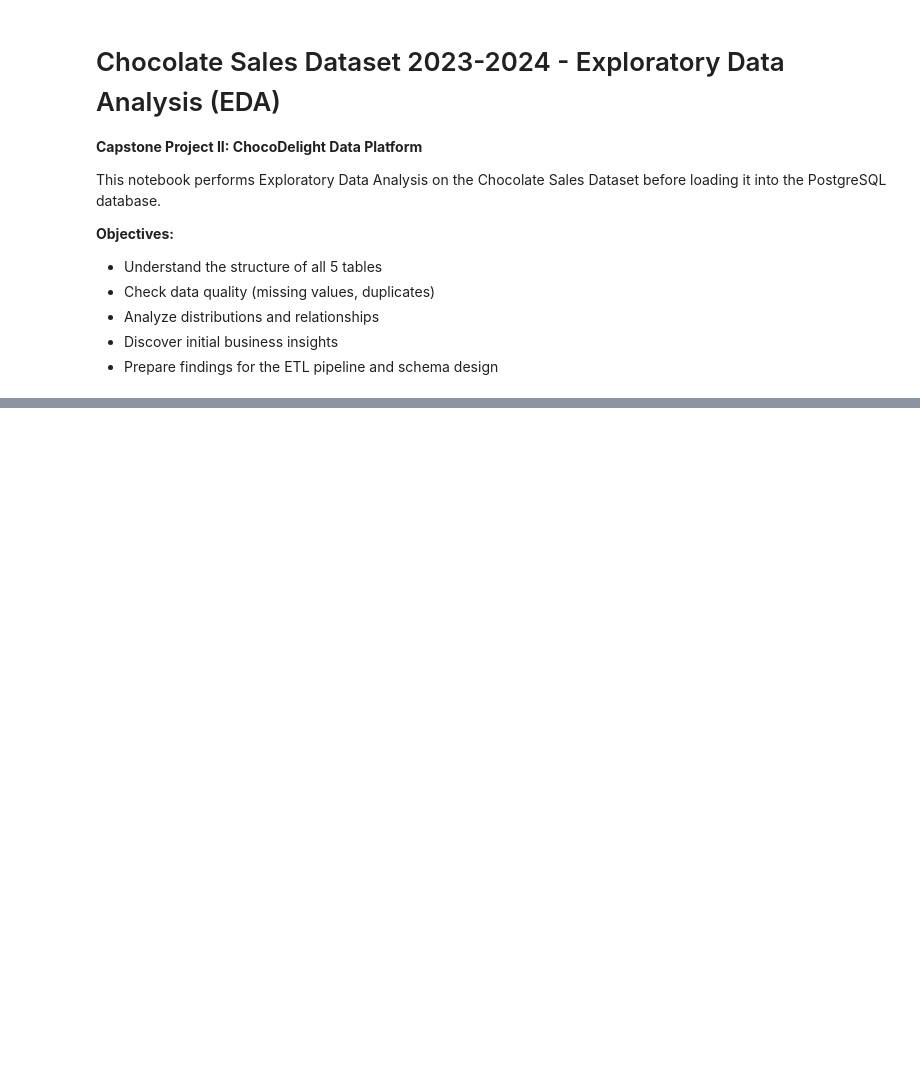
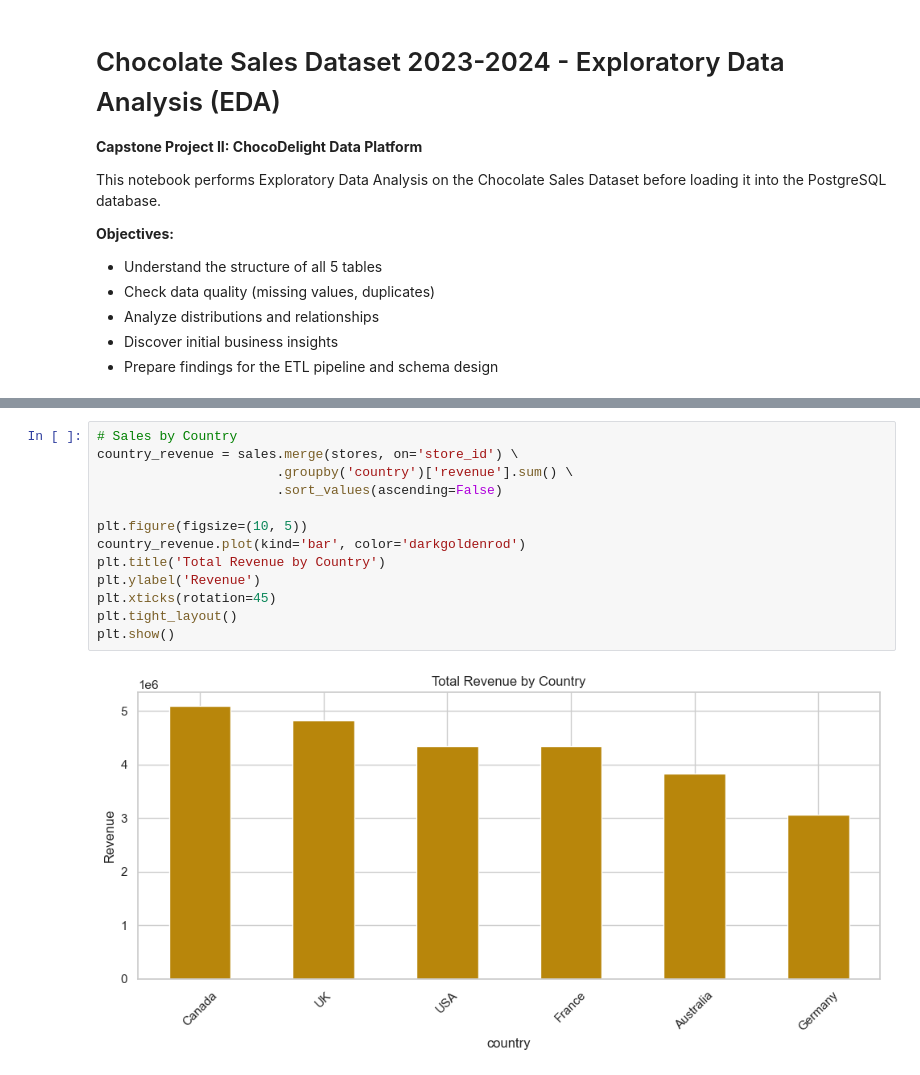
Before and after one commit to samuelede/ChocoDelight-Data-Platform, a Jupyter notebook: notebooks/01_eda_chocolate_sales.ipynb, the cells around one changed output, grey strips where cells are left out. Saved outputs shown, nothing was run; the diff lists cells and outputs as text; blank space fills up the shorter version.

```diff
--- a/notebooks/01_eda_chocolate_sales.ipynb
+++ b/notebooks/01_eda_chocolate_sales.ipynb
@@ -44,0 +265,15 @@ print(f"Sales shape: {sales.shape}")
+# %%
+# Sales by Country
+country_revenue = sales.merge(stores, on='store_id') \
+                       .groupby('country')['revenue'].sum() \
+                       .sort_values(ascending=False)
+
+plt.figure(figsize=(10, 5))
+country_revenue.plot(kind='bar', color='darkgoldenrod')
+plt.title('Total Revenue by Country')
+plt.ylabel('Revenue')
+plt.xticks(rotation=45)
+plt.tight_layout()
+plt.show()
+# %% [output]
+[figure, added]
```
Also changed, not shown: parts of 11 cells of this notebook, 2 other files.
